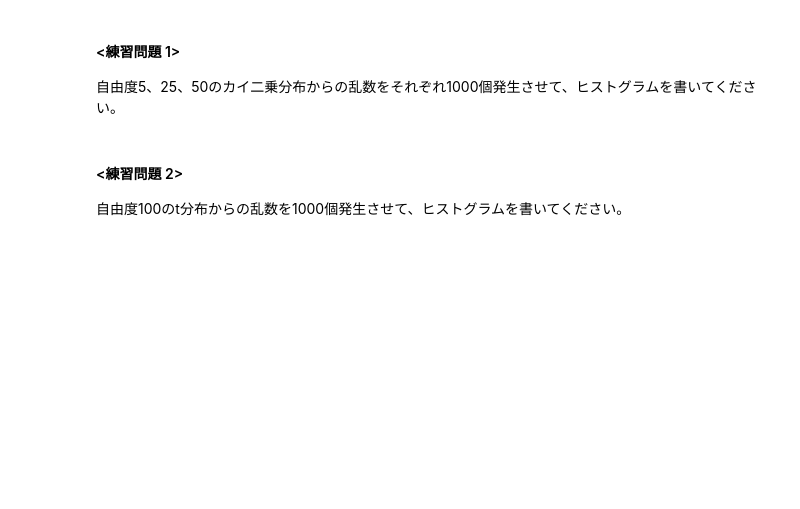
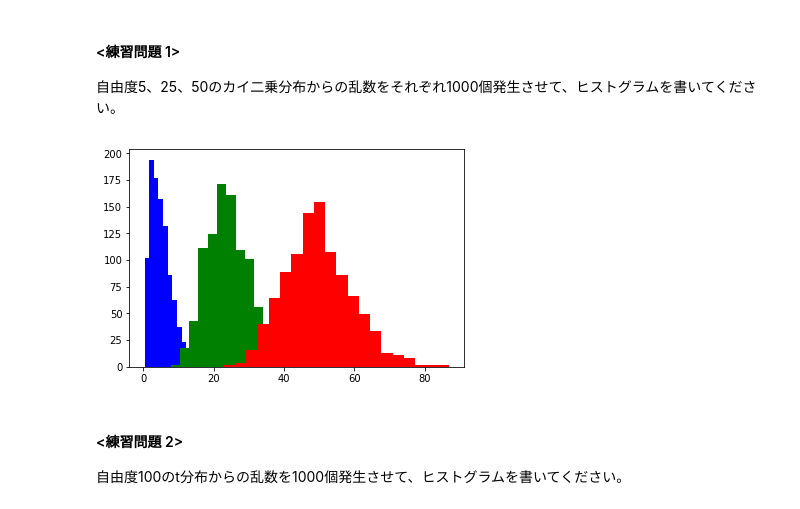
Before and after one commit to koukyo1994/master_lectures_m1_summer, a Jupyter notebook: lecture/GCI/chapters/Chapter4_ver2.ipynb, the cells around one changed output. Saved outputs shown, nothing was run; the diff lists cells and outputs as text; code cells hidden in the pictures; blank space fills up the shorter version.

```diff
--- a/lecture/GCI/chapters/Chapter4_ver2.ipynb
+++ b/lecture/GCI/chapters/Chapter4_ver2.ipynb
@@ -630,6 +666,12 @@ for df, c in zip([ (6, 7), (10, 10), (20, 25)], "bgr"):
 #### <練習問題 1>
 
 自由度5、25、50のカイ二乗分布からの乱数をそれぞれ1000個発生させて、ヒストグラムを書いてください。
+# %%
+for df, c in zip((5, 25, 50), "bgr"):
+    x = random.chisquare(df, 1000)
+    plt.hist(x, 20, color=c)
+# %% [output]
+[figure, added]
 # %% [markdown]
 #### <練習問題 2>
 
```
Also changed, not shown: parts of 22 cells of this notebook, 20 other files.
